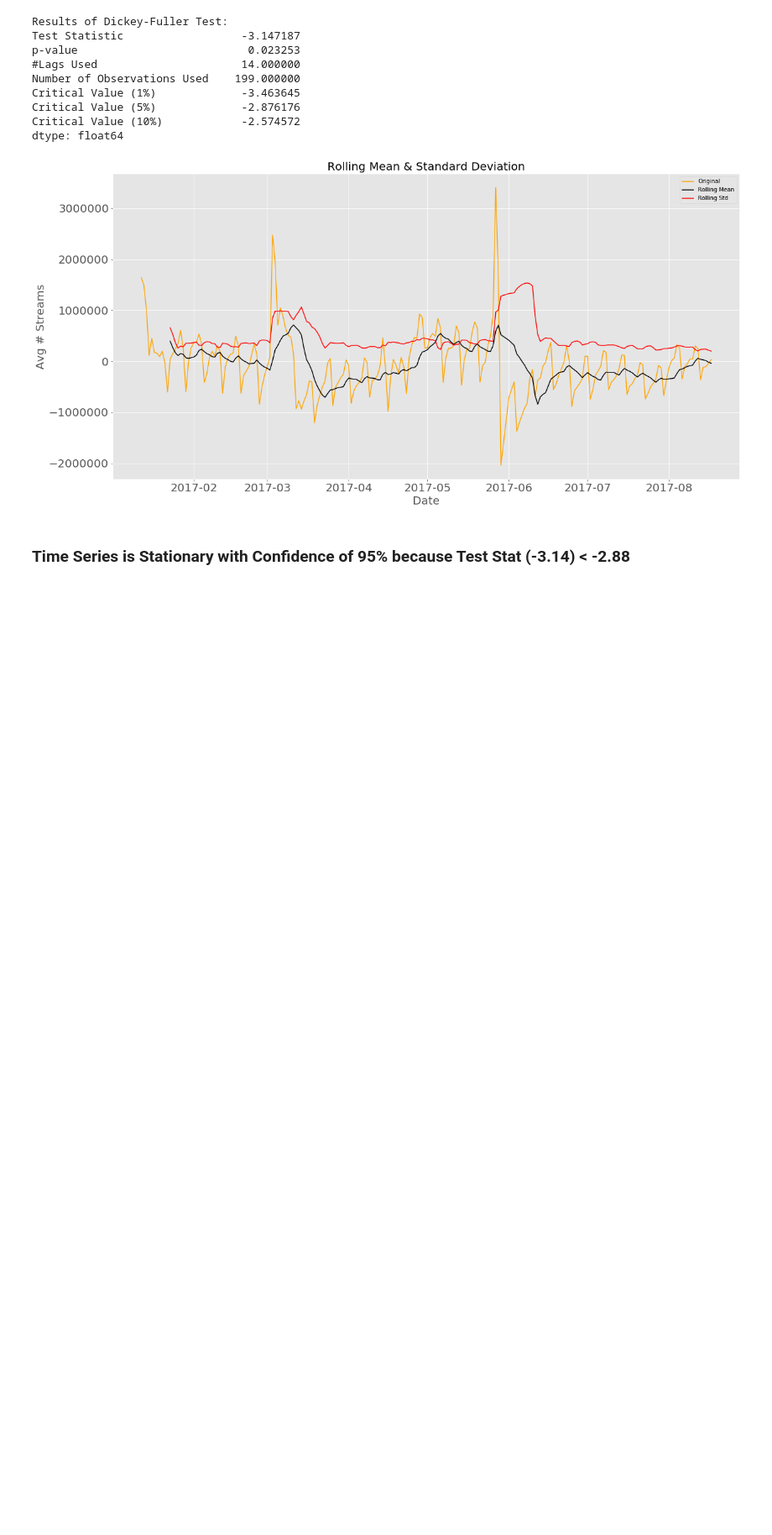
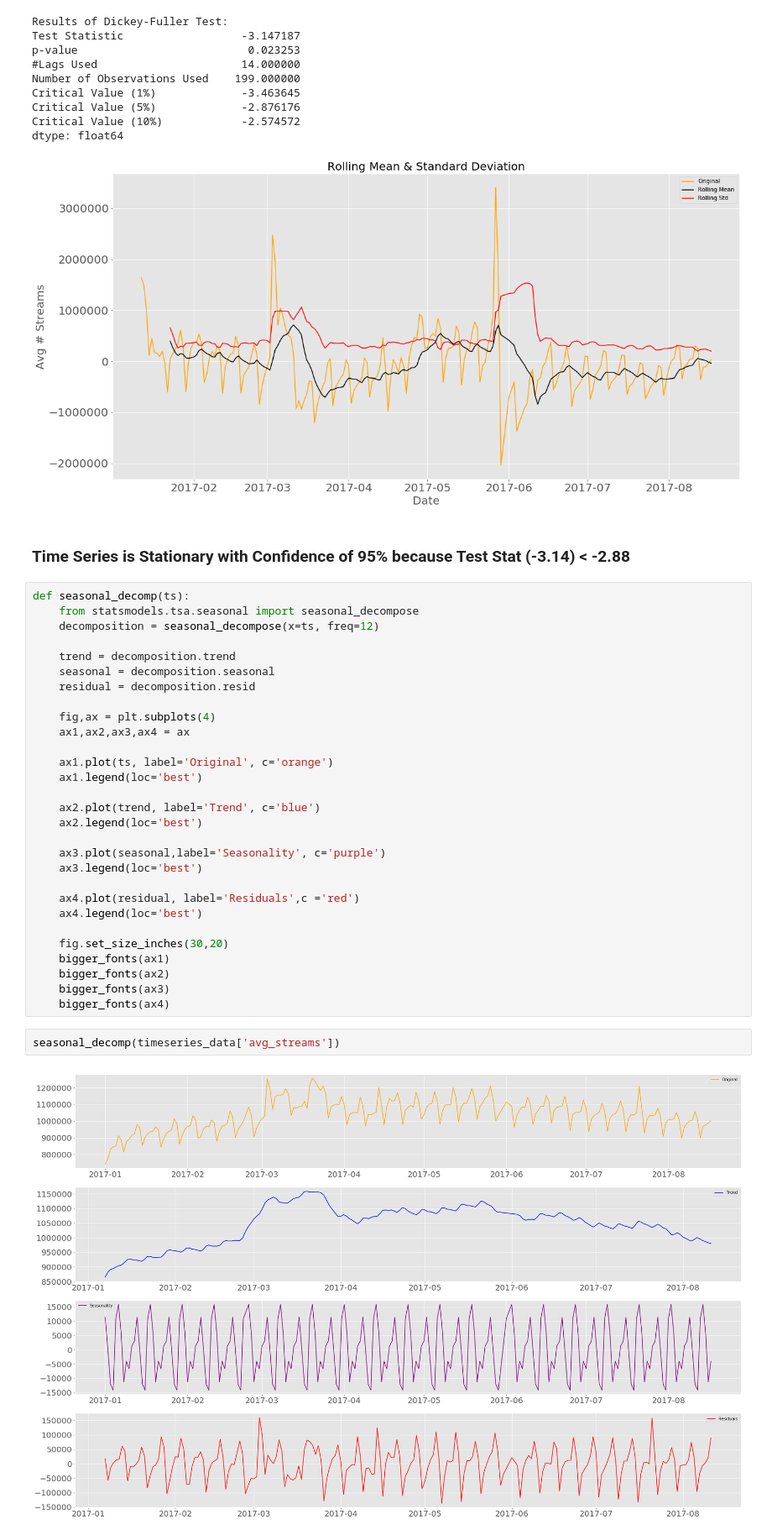
Before and after one commit to maxgrossenbacher/Forecasting_daily_spotify_streams, a Jupyter notebook: src/Spotify_Time_Series.ipynb, the cells around one changed output. Shown at 84% size. Drawn from its saved outputs; the diff is of its cells as text; blank space fills up the shorter version.

```diff
--- a/src/Spotify_Time_Series.ipynb
+++ b/src/Spotify_Time_Series.ipynb
@@ -375,3 +375,36 @@ dtype: float64
 [figure]
 # %% [markdown]
 ### Time Series is Stationary with Confidence of 95% because Test Stat (-3.14) < -2.88
+# %%
+def seasonal_decomp(ts):
+    from statsmodels.tsa.seasonal import seasonal_decompose
+    decomposition = seasonal_decompose(x=ts, freq=12)
+
+    trend = decomposition.trend
+    seasonal = decomposition.seasonal
+    residual = decomposition.resid
+
+    fig,ax = plt.subplots(4)
+    ax1,ax2,ax3,ax4 = ax
+
+    ax1.plot(ts, label='Original', c='orange')
+    ax1.legend(loc='best')
+
+    ax2.plot(trend, label='Trend', c='blue')
+    ax2.legend(loc='best')
+
+    ax3.plot(seasonal,label='Seasonality', c='purple')
+    ax3.legend(loc='best')
+
+    ax4.plot(residual, label='Residuals',c ='red')
+    ax4.legend(loc='best')
+
+    fig.set_size_inches(30,20)
+    bigger_fonts(ax1)
+    bigger_fonts(ax2)
+    bigger_fonts(ax3)
+    bigger_fonts(ax4)
+# %%
+seasonal_decomp(timeseries_data['avg_streams'])
+# %% [output]
+[figure, added]
```
Also changed, not shown: parts of 1 cell of this notebook.
